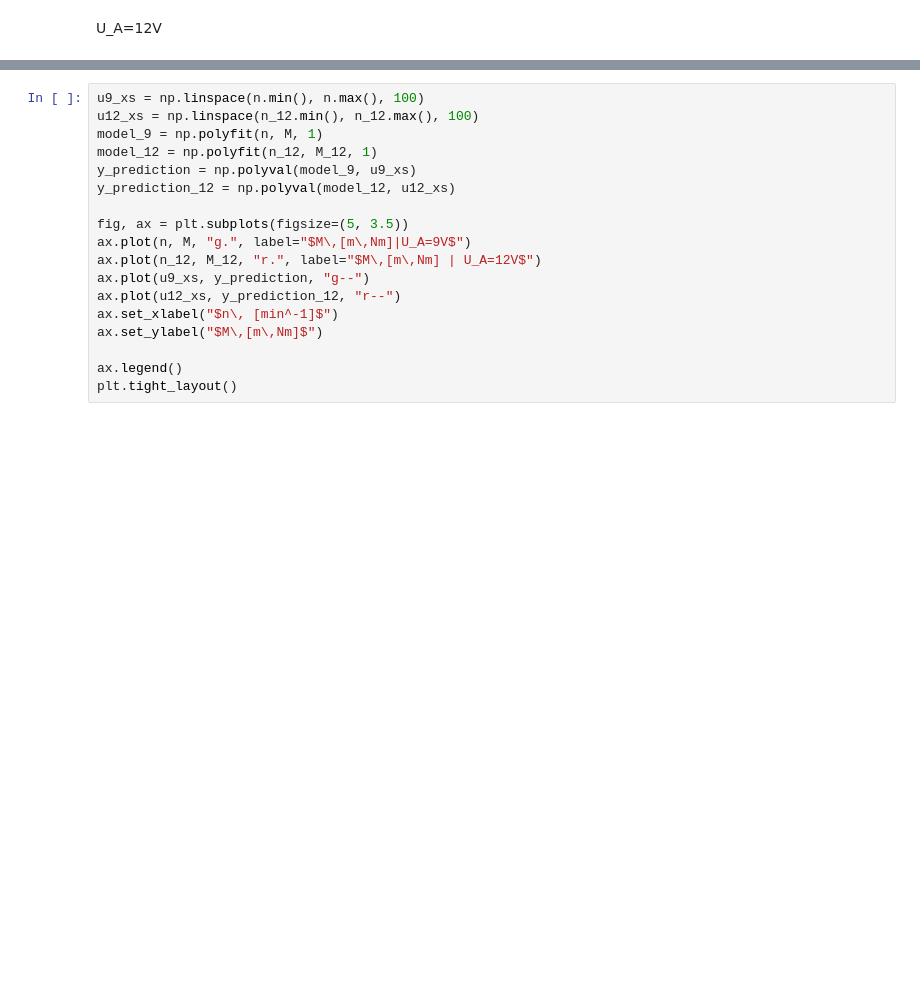
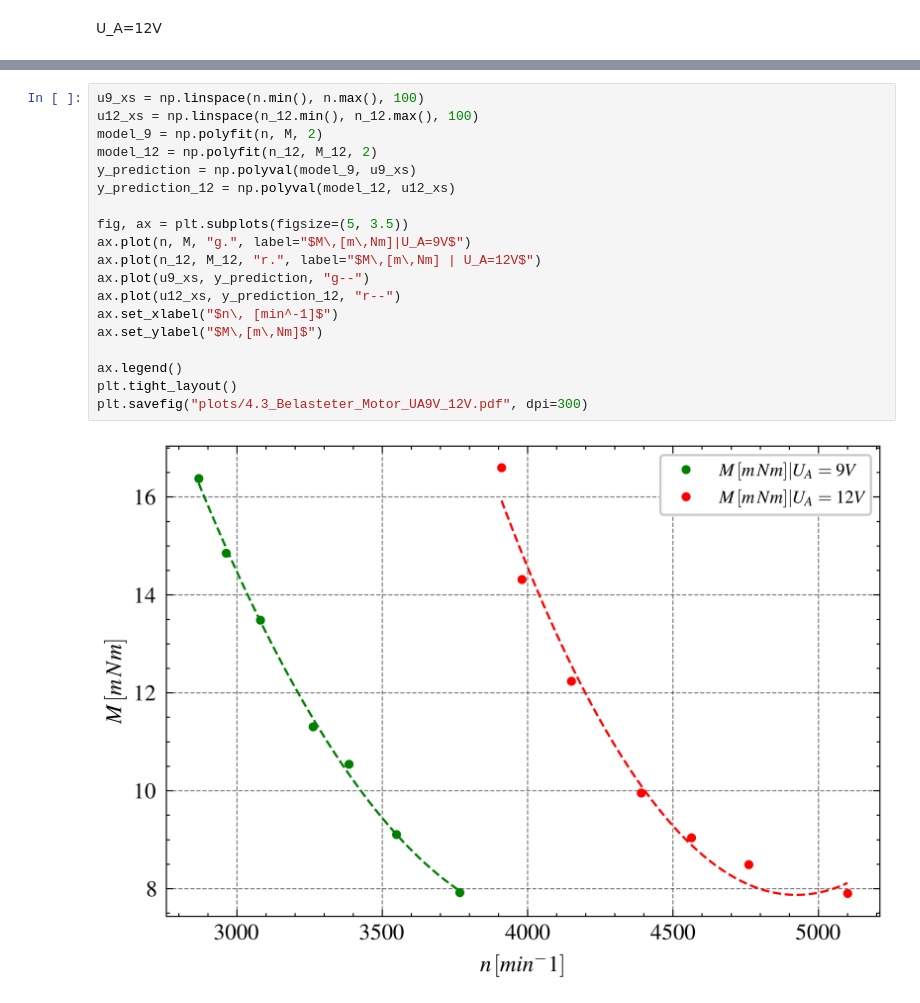
Before and after one commit to ayham291/PEM, a Jupyter notebook: Klein/Klein_Calculations.ipynb, the cells around one changed output, grey strips where cells are left out. Cells and saved outputs as stored; diff of their text form; blank space fills up the shorter version.

```diff
--- a/Klein/Klein_Calculations.ipynb
+++ b/Klein/Klein_Calculations.ipynb
@@ -65,18 +83,21 @@ pd.DataFrame(data_12, columns=[ "Switches of Resistors", "$R_{Last}$", "$n\, [mi
 # %%
 u9_xs = np.linspace(n.min(), n.max(), 100)
 u12_xs = np.linspace(n_12.min(), n_12.max(), 100)
-model_9 = np.polyfit(n, M, 1)
-model_12 = np.polyfit(n_12, M_12, 1)
+model_9 = np.polyfit(n, M, 2)
+model_12 = np.polyfit(n_12, M_12, 2)
 y_prediction = np.polyval(model_9, u9_xs)
 y_prediction_12 = np.polyval(model_12, u12_xs)
 
 fig, ax = plt.subplots(figsize=(5, 3.5))
 ax.plot(n, M, "g.", label="$M\,[m\,Nm]|U_A=9V$")
 ax.plot(n_12, M_12, "r.", label="$M\,[m\,Nm] | U_A=12V$")
 ax.plot(u9_xs, y_prediction, "g--")
 ax.plot(u12_xs, y_prediction_12, "r--")
 ax.set_xlabel("$n\, [min^-1]$")
 ax.set_ylabel("$M\,[m\,Nm]$")
 
 ax.legend()
 plt.tight_layout()
+plt.savefig("plots/4.3_Belasteter_Motor_UA9V_12V.pdf", dpi=300)
+# %% [output]
+[figure, added]
```
Also changed, not shown: parts of 2 cells of this notebook.
